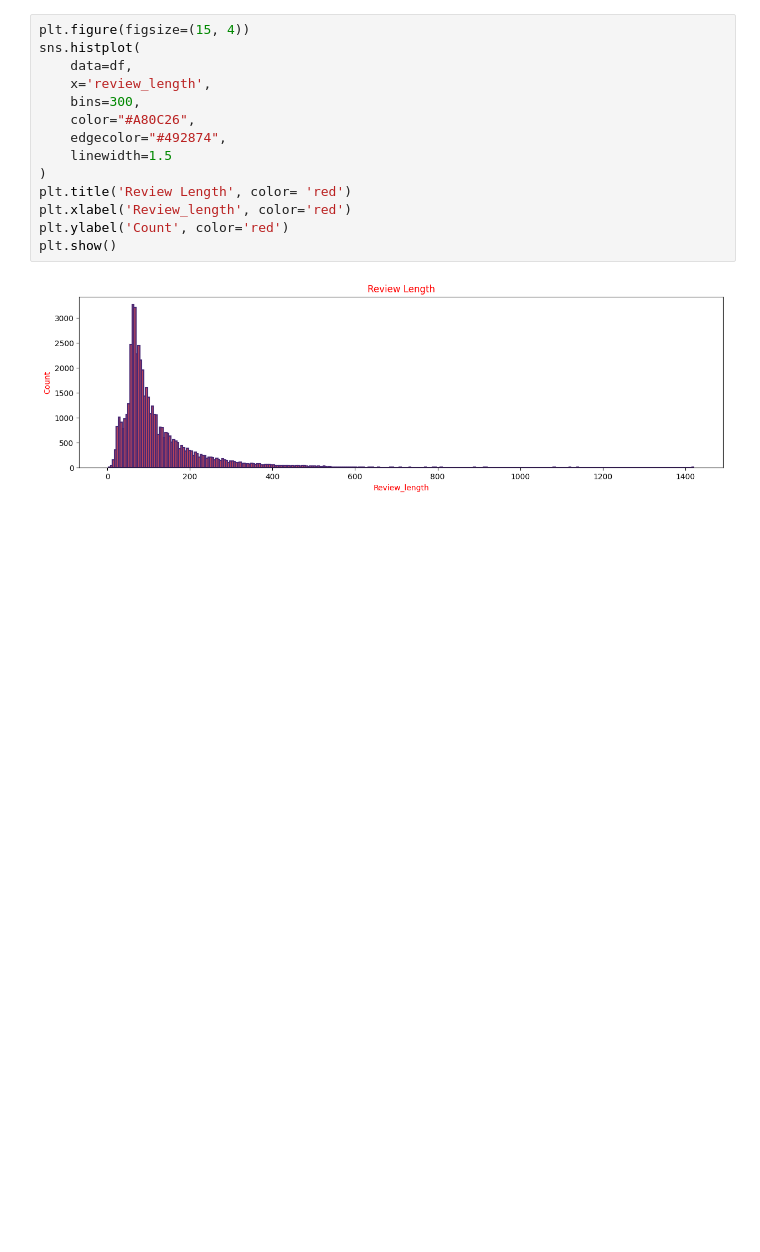
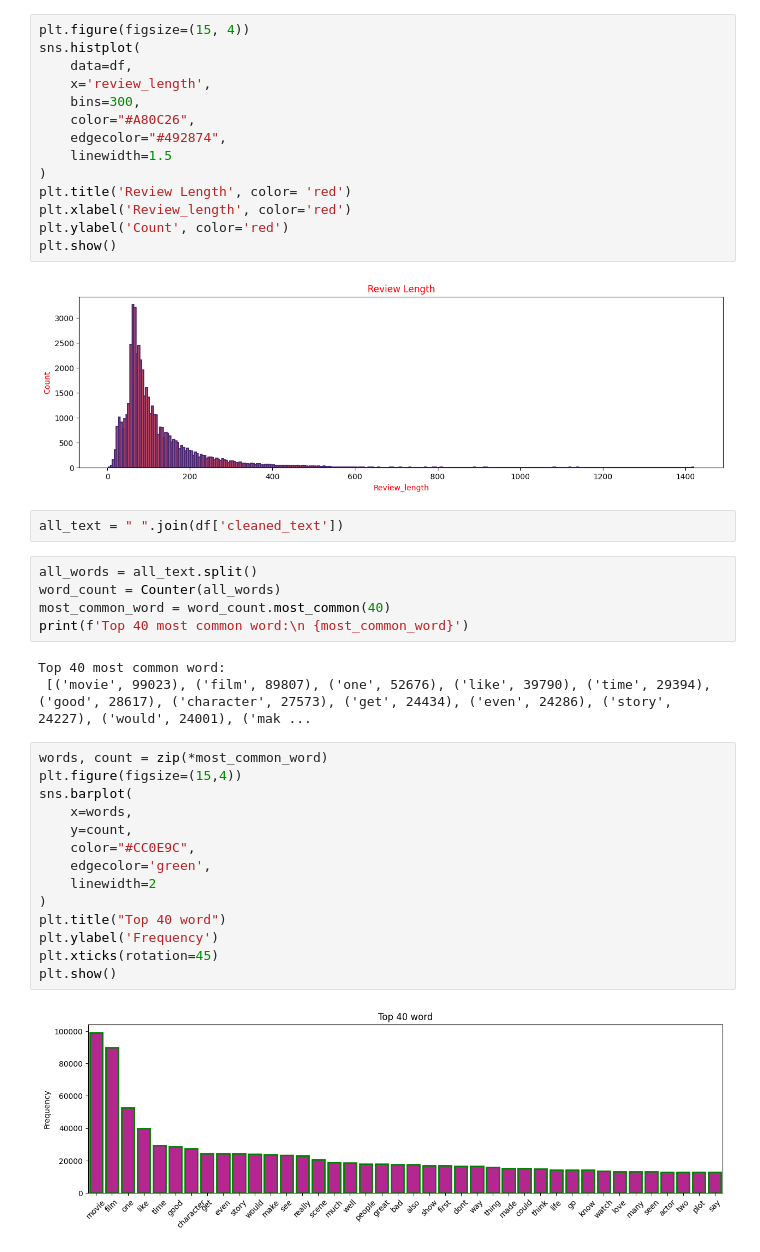
Before and after one commit to Md-Maruf-1727/movie-review-sentiment-analysis, a Jupyter notebook: Notebook/03_eda-visualization.ipynb, the cells around one changed output. Drawn from its saved outputs; the diff is of its cells as text; blank space fills up the shorter version.

Commit message:
visualiztin update

```diff
--- a/Notebook/03_eda-visualization.ipynb
+++ b/Notebook/03_eda-visualization.ipynb
@@ -76,3 +78,29 @@ plt.ylabel('Count', color='red')
 plt.show()
 # %% [output]
 [figure]
+# %%
+all_text = " ".join(df['cleaned_text'])
+# %%
+all_words = all_text.split()
+word_count = Counter(all_words)
+most_common_word = word_count.most_common(40)
+print(f'Top 40 most common word:\n {most_common_word}')
+# %% [output]
+Top 40 most common word:
+ [('movie', 99023), ('film', 89807), ('one', 52676), ('like', 39790), ('time', 29394), ('good', 28617), ('character', 27573), ('get', 24434), ('even', 24286), ('story', 24227), ('would', 24001), ('mak ...
+# %%
+words, count = zip(*most_common_word)
+plt.figure(figsize=(15,4))
+sns.barplot(
+    x=words,
+    y=count,
+    color="#CC0E9C",
+    edgecolor='green',
+    linewidth=2
+)
+plt.title("Top 40 word")
+plt.ylabel('Frequency')
+plt.xticks(rotation=45)
+plt.show()
+# %% [output]
+[figure, added]
```
Also changed, not shown: parts of 2 cells of this notebook.
